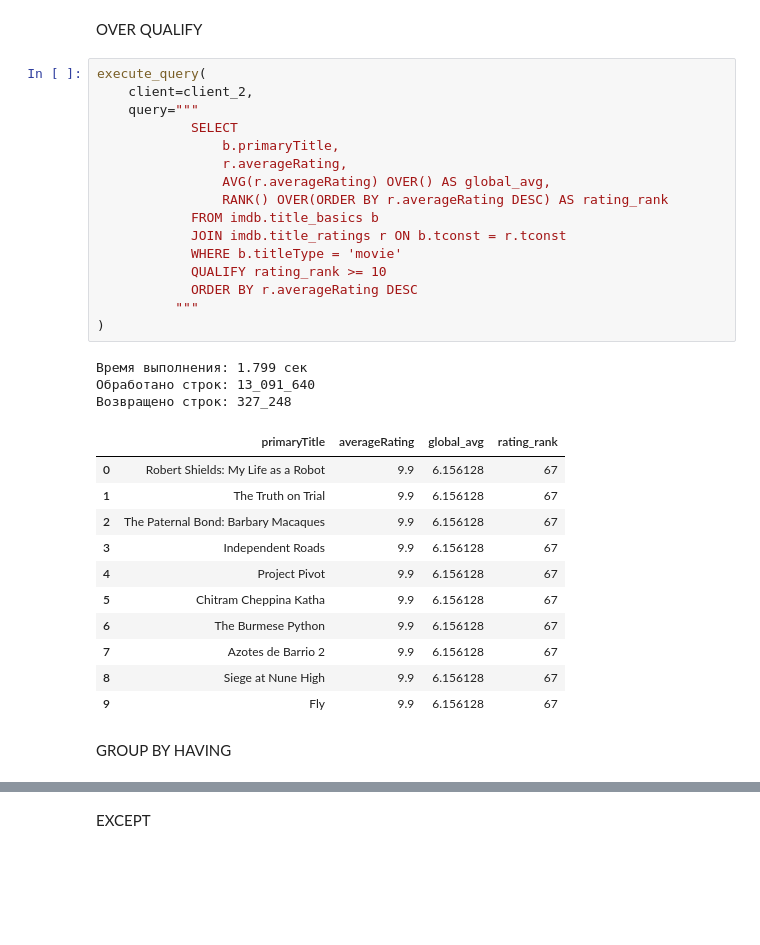
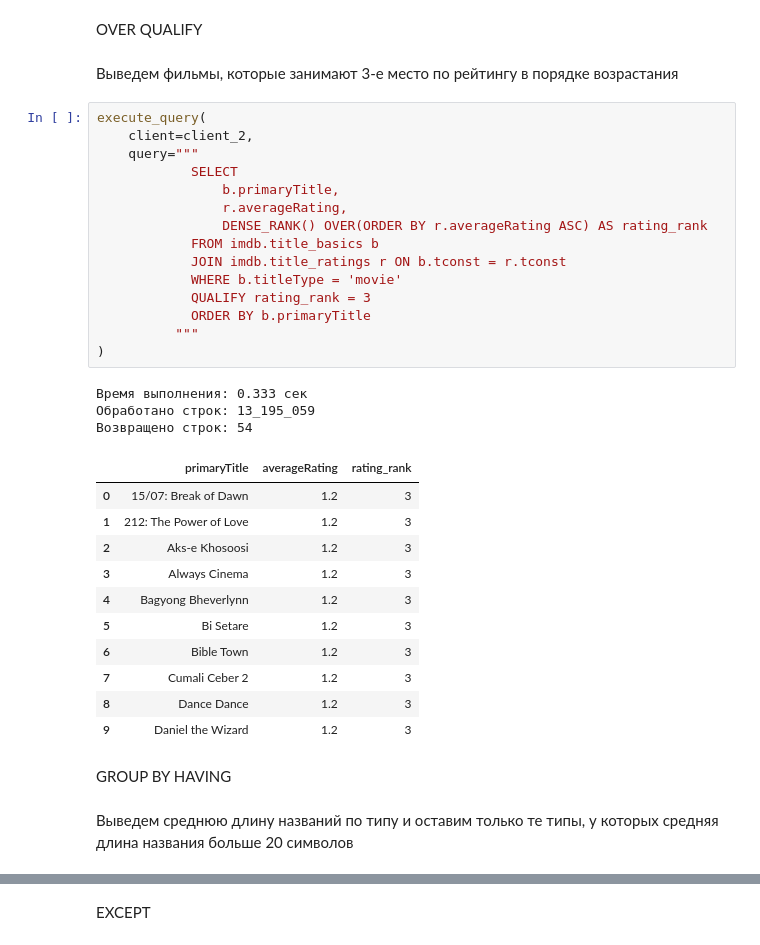
Before and after one commit to EgorGod21/clickhouse, a Jupyter notebook: ClickHouse.ipynb, the cells around one changed output, grey strips where cells are left out. Cells and saved outputs as stored; diff of their text form; blank space fills up the shorter version.

```diff
--- a/ClickHouse.ipynb
+++ b/ClickHouse.ipynb
@@ -291,38 +290,41 @@ execute_query(
 # %% [markdown]
 OVER QUALIFY
+# %% [markdown]
+Выведем фильмы, которые занимают 3-е место по рейтингу в порядке возрастания
 # %%
 execute_query(
     client=client_2,
     query="""
             SELECT
                 b.primaryTitle,
                 r.averageRating,
-                AVG(r.averageRating) OVER() AS global_avg,
-                RANK() OVER(ORDER BY r.averageRating DESC) AS rating_rank
+                DENSE_RANK() OVER(ORDER BY r.averageRating ASC) AS rating_rank
             FROM imdb.title_basics b
             JOIN imdb.title_ratings r ON b.tconst = r.tconst
             WHERE b.titleType = 'movie'
-            QUALIFY rating_rank >= 10
-            ORDER BY r.averageRating DESC
+            QUALIFY rating_rank = 3
+            ORDER BY b.primaryTitle
           """
 )
 # %% [output]
-Время выполнения: 1.799 сек
-Обработано строк: 13_091_640
-Возвращено строк: 327_248
+Время выполнения: 0.333 сек
+Обработано строк: 13_195_059
+Возвращено строк: 54
-|  | primaryTitle | averageRating | global_avg | rating_rank |
-| 0 | Robert Shields: My Life as a Robot | 9.9 | 6.156128 | 67 |
-| 1 | The Truth on Trial | 9.9 | 6.156128 | 67 |
-| 2 | The Paternal Bond: Barbary Macaques | 9.9 | 6.156128 | 67 |
-| 3 | Independent Roads | 9.9 | 6.156128 | 67 |
-| 4 | Project Pivot | 9.9 | 6.156128 | 67 |
-| 5 | Chitram Cheppina Katha | 9.9 | 6.156128 | 67 |
-| 6 | The Burmese Python | 9.9 | 6.156128 | 67 |
-| 7 | Azotes de Barrio 2 | 9.9 | 6.156128 | 67 |
-| 8 | Siege at Nune High | 9.9 | 6.156128 | 67 |
-| 9 | Fly | 9.9 | 6.156128 | 67 |
+|  | primaryTitle | averageRating | rating_rank |
+| 0 | 15/07: Break of Dawn | 1.2 | 3 |
+| 1 | 212: The Power of Love | 1.2 | 3 |
+| 2 | Aks-e Khosoosi | 1.2 | 3 |
+| 3 | Always Cinema | 1.2 | 3 |
+| 4 | Bagyong Bheverlynn | 1.2 | 3 |
+| 5 | Bi Setare | 1.2 | 3 |
+| 6 | Bible Town | 1.2 | 3 |
+| 7 | Cumali Ceber 2 | 1.2 | 3 |
+| 8 | Dance Dance | 1.2 | 3 |
+| 9 | Daniel the Wizard | 1.2 | 3 |
 # %% [markdown]
 GROUP BY HAVING
+# %% [markdown]
+Выведем среднюю длину названий по типу и оставим только те типы, у которых средняя длина названия больше 20 символов
 # %%
 execute_query(
     client=client_2,
```
Also changed, not shown: parts of 15 cells of this notebook, 1 other file.
